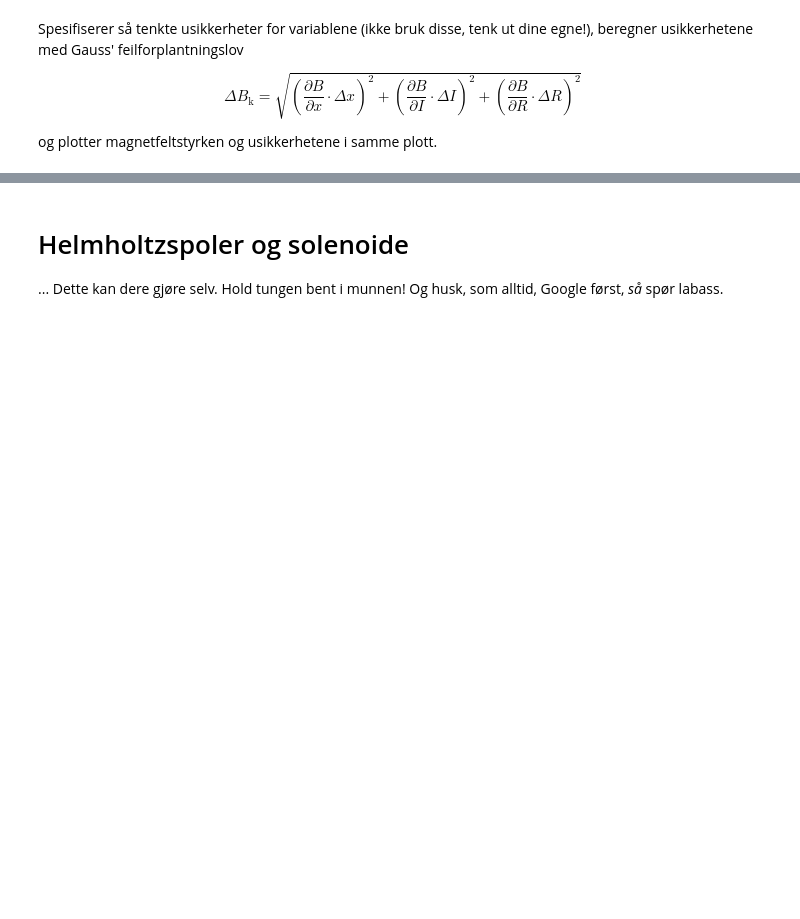
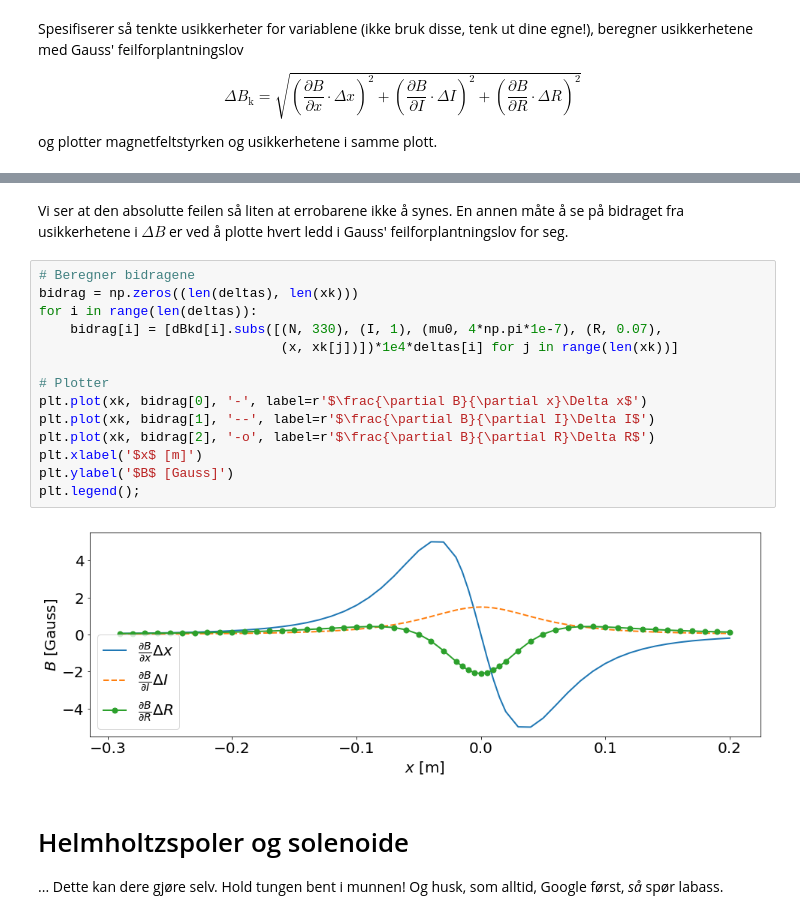
Before and after one commit to hakonanes/jupyter-notebooks, a Jupyter notebook: tea-edu/usikkerhetsanalyse_biotsavart_fy1003_20180215.ipynb, the cells around one changed output, grey strips where cells are left out. Drawn from its saved outputs; the diff is of its cells as text; blank space fills up the shorter version.

```diff
--- a/tea-edu/usikkerhetsanalyse_biotsavart_fy1003_20180215.ipynb
+++ b/tea-edu/usikkerhetsanalyse_biotsavart_fy1003_20180215.ipynb
@@ -119,3 +120,21 @@ plt.legend();
+# %% [markdown]
+Vi ser at den absolutte feilen så liten at errobarene ikke å synes. En annen måte å se på bidraget fra usikkerhetene i $\Delta B$ er ved å plotte hvert ledd i Gauss' feilforplantningslov for seg.
+# %%
+# Beregner bidragene
+bidrag = np.zeros((len(deltas), len(xk)))
+for i in range(len(deltas)):
+    bidrag[i] = [dBkd[i].subs([(N, 330), (I, 1), (mu0, 4*np.pi*1e-7), (R, 0.07),
+                               (x, xk[j])])*1e4*deltas[i] for j in range(len(xk))]
+
+# Plotter
+plt.plot(xk, bidrag[0], '-', label=r'$\frac{\partial B}{\partial x}\Delta x$')
+plt.plot(xk, bidrag[1], '--', label=r'$\frac{\partial B}{\partial I}\Delta I$')
+plt.plot(xk, bidrag[2], '-o', label=r'$\frac{\partial B}{\partial R}\Delta R$')
+plt.xlabel('$x$ [m]')
+plt.ylabel('$B$ [Gauss]')
+plt.legend();
+# %% [output]
+[figure, added]
 # %% [markdown]
 # Helmholtzspoler og solenoide
 
```
Also changed, not shown: parts of 2 cells of this notebook.
